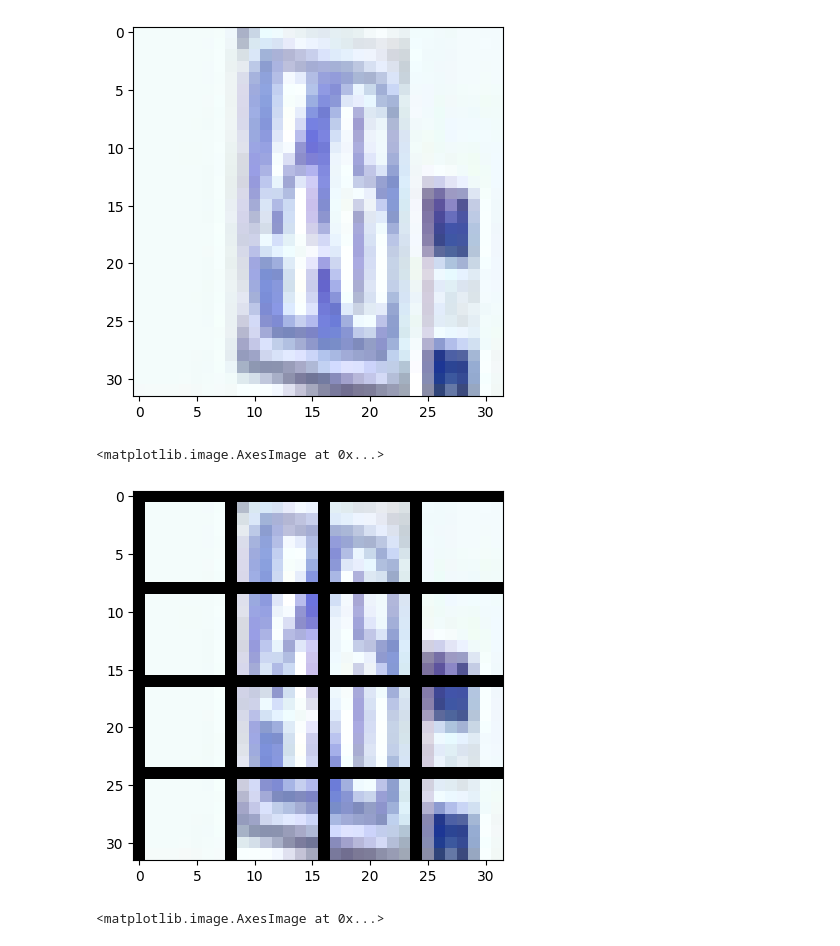
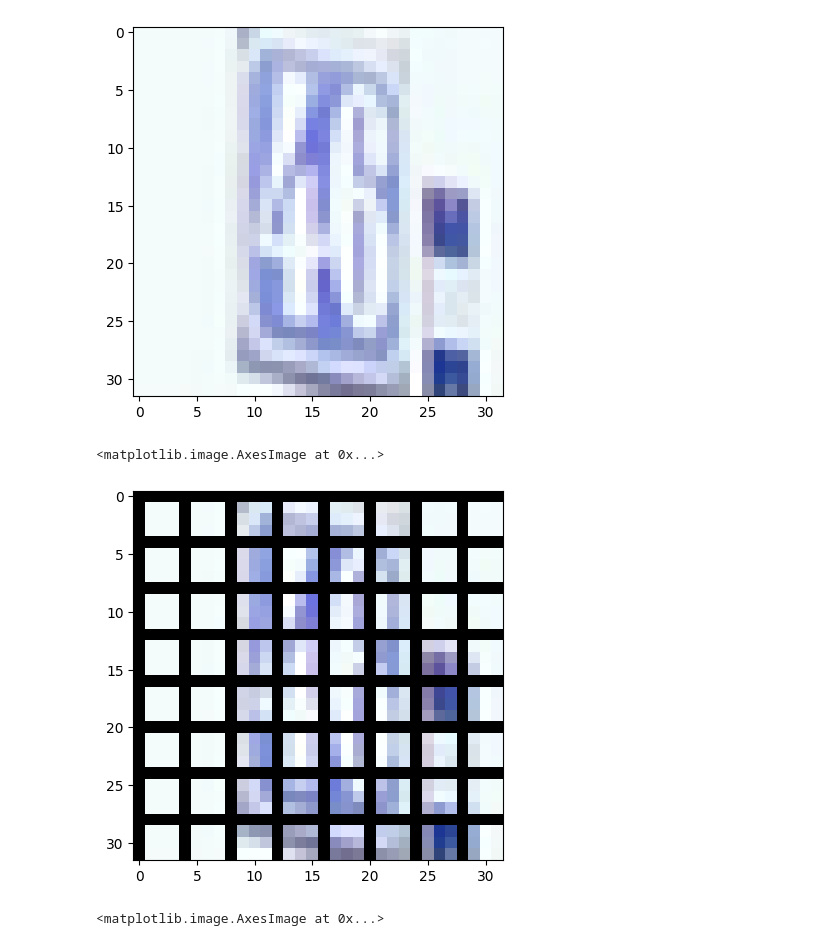
Before and after one commit to ericoericochen/mini-yolov3, a Jupyter notebook: train copy.ipynb, the cells around one changed output. Drawn from its saved outputs; the diff is of its cells as text; code cells hidden in the pictures.

```diff
--- a/train copy.ipynb
+++ b/train copy.ipynb
@@ -32,10 +29,10 @@ plt.imshow(train_dataset[0]["image"].permute(1, 2, 0))
 <matplotlib.image.AxesImage at 0x...>
 [figure]
 # %%
-plt.imshow(draw_grid(train_dataset[0]["image"], 32//4))
+plt.imshow(draw_grid(train_dataset[0]["image"], 32//8))
 # %% [output]
 <matplotlib.image.AxesImage at 0x...>
-[figure, old version]
+[figure, new version]
 # %%
 plt.imshow(
     draw_bounding_boxes(train_dataset[0]["image"], box_convert(train_dataset[0]["bbox"], "xywh", "xyxy"), train_dataset[0]["labels"])
```
Also changed, not shown: parts of 12 cells of this notebook, 11 other files.
